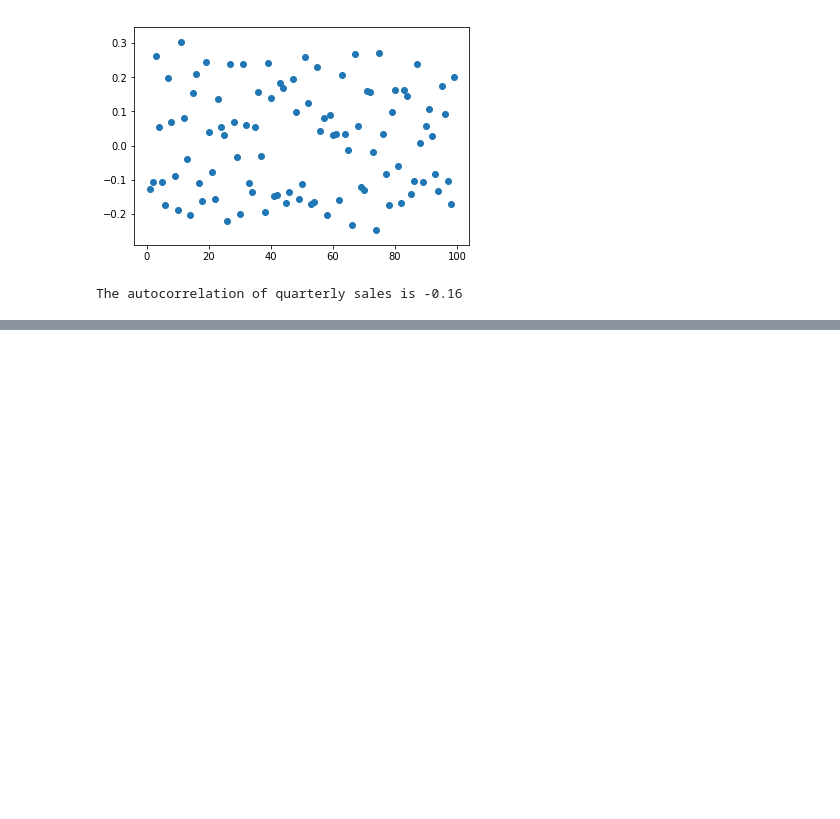
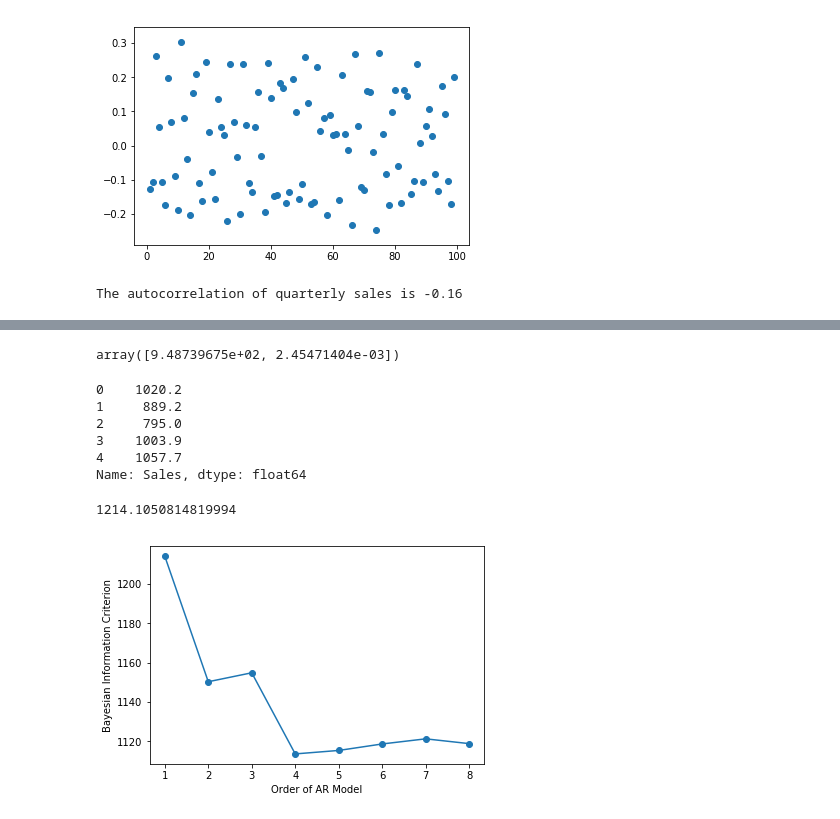
Before and after one commit to elizabethguy86/TimeSeriesPlay, a Jupyter notebook: Play with Time Series.ipynb, the cells around one changed output, grey strips where cells are left out. Cells and saved outputs as stored; diff of their text form; code cells hidden in the pictures; blank space fills up the shorter version.

```diff
--- a/Play with Time Series.ipynb
+++ b/Play with Time Series.ipynb
@@ -49,0 +83,31 @@ The autocorrelation of quarterly sales is -0.16
+# %%
+res.params
+# %% [output]
+array([9.48739675e+02, 2.45471404e-03])
+# %%
+ts_df['Sales'].head()
+# %% [output]
+0    1020.2
+1     889.2
+2     795.0
+3    1003.9
+4    1057.7
+Name: Sales, dtype: float64
+# %%
+res.bic
+# %% [output]
+1214.1050814819994
+# %%
+BIC = np.zeros(9)
+for p in range(9):
+    mod = ARMA(ts_df['Sales'].values, order=(p,0))
+    res = mod.fit()
+# Save BIC for AR(p)
+    BIC[p] = res.bic
+# %%
+plt.plot(range(1,9), BIC[1:9], marker='o')
+plt.xlabel('Order of AR Model')
+plt.ylabel('Bayesian Information Criterion')
+plt.show()
+# %% [output]
+[figure, added]
```
Also changed, not shown: parts of 19 cells of this notebook.
